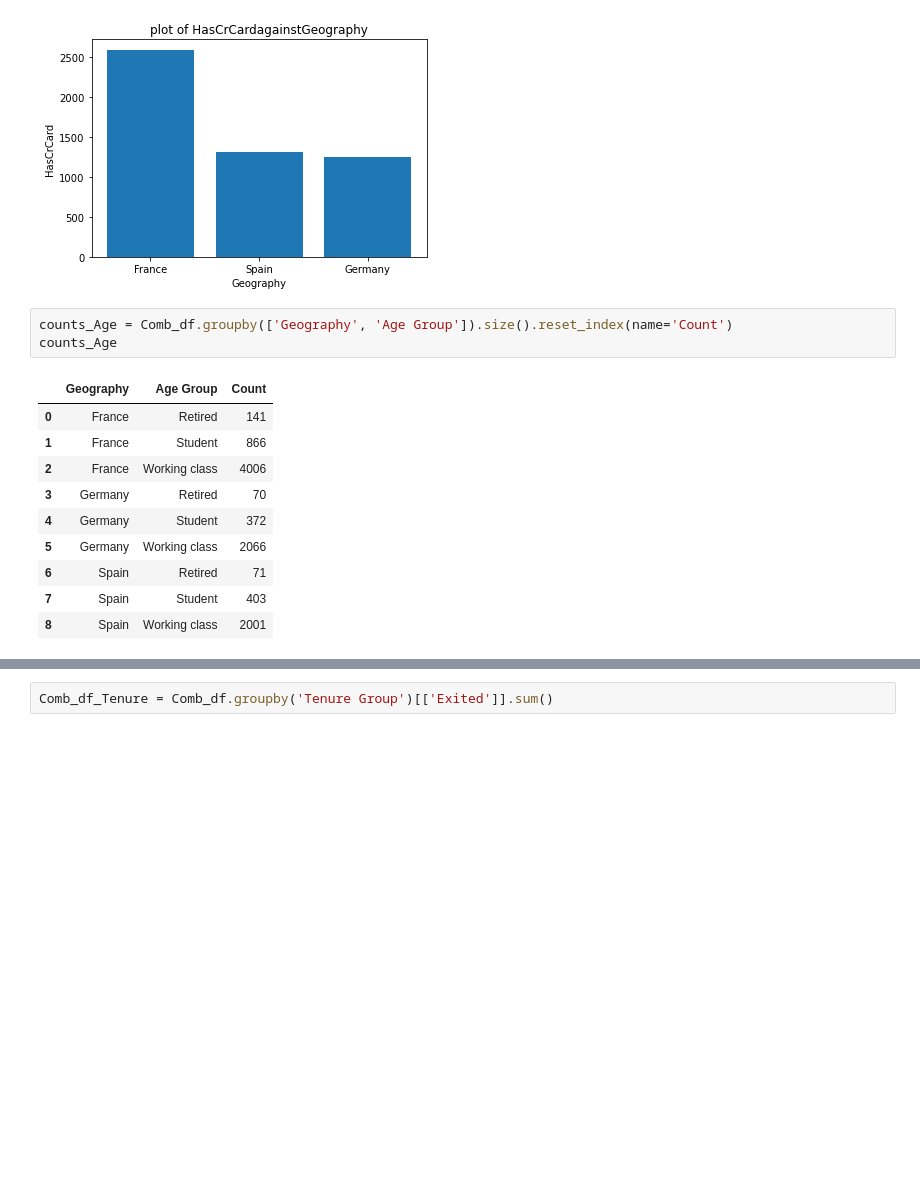
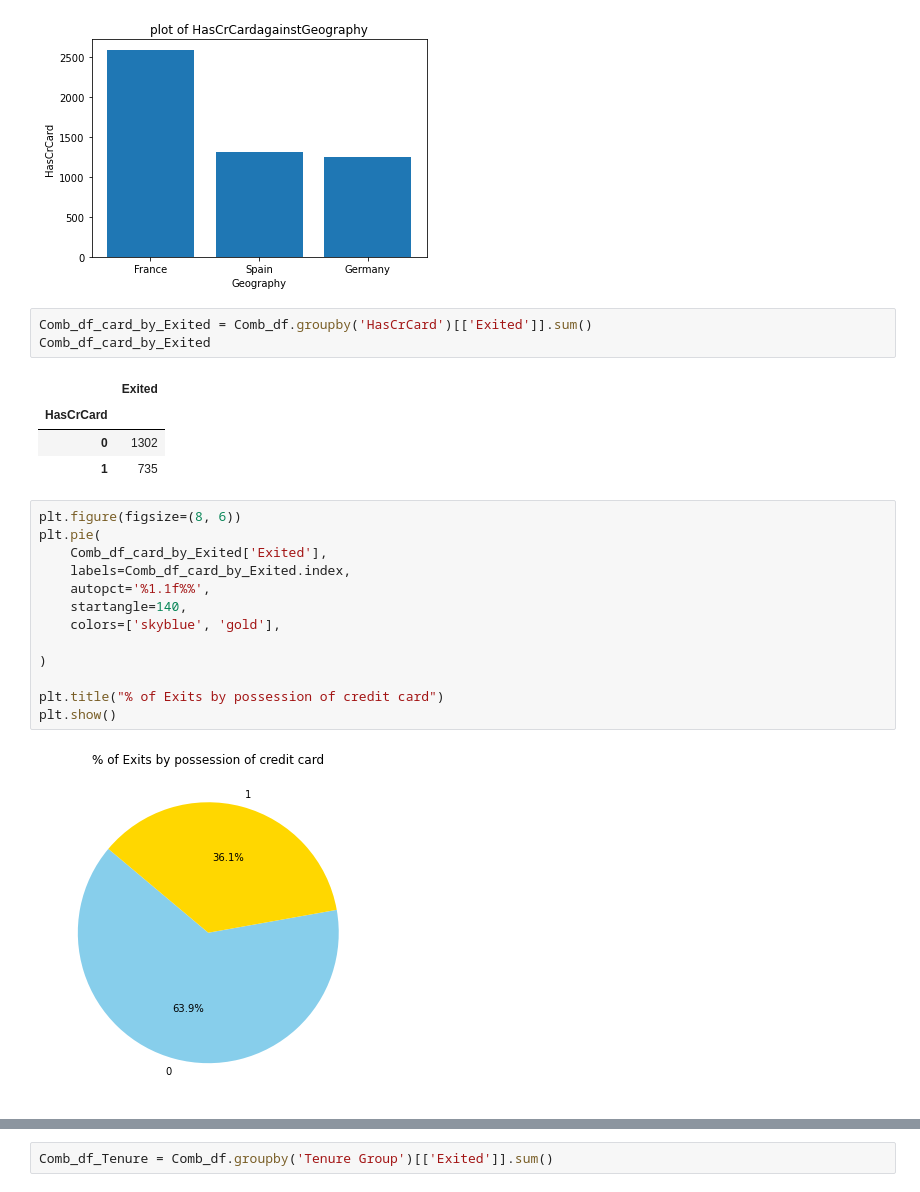
Before and after one commit to Cynthiaagina/Data-exploration, a Jupyter notebook: Python Capstone Project.ipynb, the cells around one changed output, grey strips where cells are left out. Drawn from its saved outputs; the diff is of its cells as text; blank space fills up the shorter version.

```diff
--- a/Python Capstone Project.ipynb
+++ b/Python Capstone Project.ipynb
@@ -413,17 +410,26 @@ Comb_df_card_by_country
 generate_bar_plot(Comb_df_card_by_country.index, Comb_df_card_by_country['HasCrCard'], 'Geography', 'HasCrCard')
 # %% [output]
 [figure]
-# %%
-counts_Age = Comb_df.groupby(['Geography', 'Age Group']).size().reset_index(name='Count')
-counts_Age
-# %% [output]
-|  | Geography | Age Group | Count |
-| 0 | France | Retired | 141 |
-| 1 | France | Student | 866 |
-| 2 | France | Working class | 4006 |
-| 3 | Germany | Retired | 70 |
-| 4 | Germany | Student | 372 |
-| 5 | Germany | Working class | 2066 |
-| 6 | Spain | Retired | 71 |
-| 7 | Spain | Student | 403 |
-| 8 | Spain | Working class | 2001 |
+# %%
+Comb_df_card_by_Exited = Comb_df.groupby('HasCrCard')[['Exited']].sum()
+Comb_df_card_by_Exited
+# %% [output]
+|  | Exited |
+| HasCrCard |  |
+| 0 | 1302 |
+| 1 | 735 |
+# %%
+plt.figure(figsize=(8, 6))
+plt.pie(
+    Comb_df_card_by_Exited['Exited'],
+    labels=Comb_df_card_by_Exited.index,
+    autopct='%1.1f%%',
+    startangle=140,
+    colors=['skyblue', 'gold'],
+
+)
+
+plt.title("% of Exits by possession of credit card")
+plt.show()
+# %% [output]
+[figure, added]
```
Also changed, not shown: parts of 46 cells of this notebook, 4 other files.
